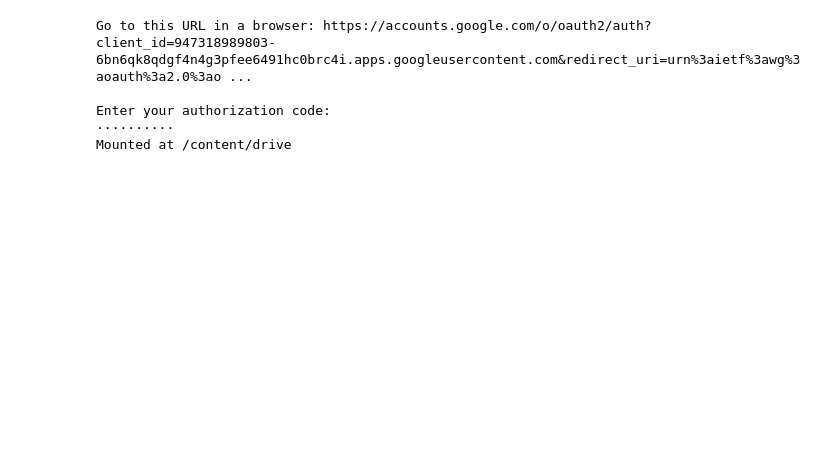
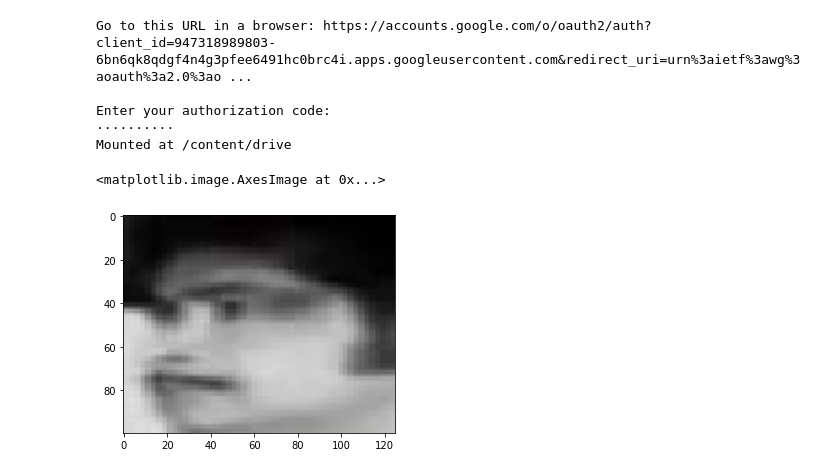
Before and after one commit to rohanrohan2012/Age-Classifier, a Jupyter notebook: AgeDetection.ipynb, the cells around one changed output. Saved outputs shown, nothing was run; the diff lists cells and outputs as text; code cells hidden in the pictures; blank space fills up the shorter version.

```diff
--- a/AgeDetection.ipynb
+++ b/AgeDetection.ipynb
@@ -33,3 +40,16 @@ handle_train.close()
 handle_test=zipfile.ZipFile(r'/content/Test.zip')
 handle_test.extractall('/content/test')
 handle_test.close()
+# %%
+images_test = []
+mean=None
+folder="test/Test"
+for filename in os.listdir(folder):
+    img = cv2.imread(os.path.join(folder,filename))
+    if img is not None:
+        images_test.append(cv2.resize(img,(125,100),interpolation = cv2.INTER_NEAREST))
+# %%
+plt.imshow(images_test[0])
+# %% [output]
+<matplotlib.image.AxesImage at 0x...>
+[figure, added]
```
Also changed, not shown: parts of 5 cells of this notebook.
